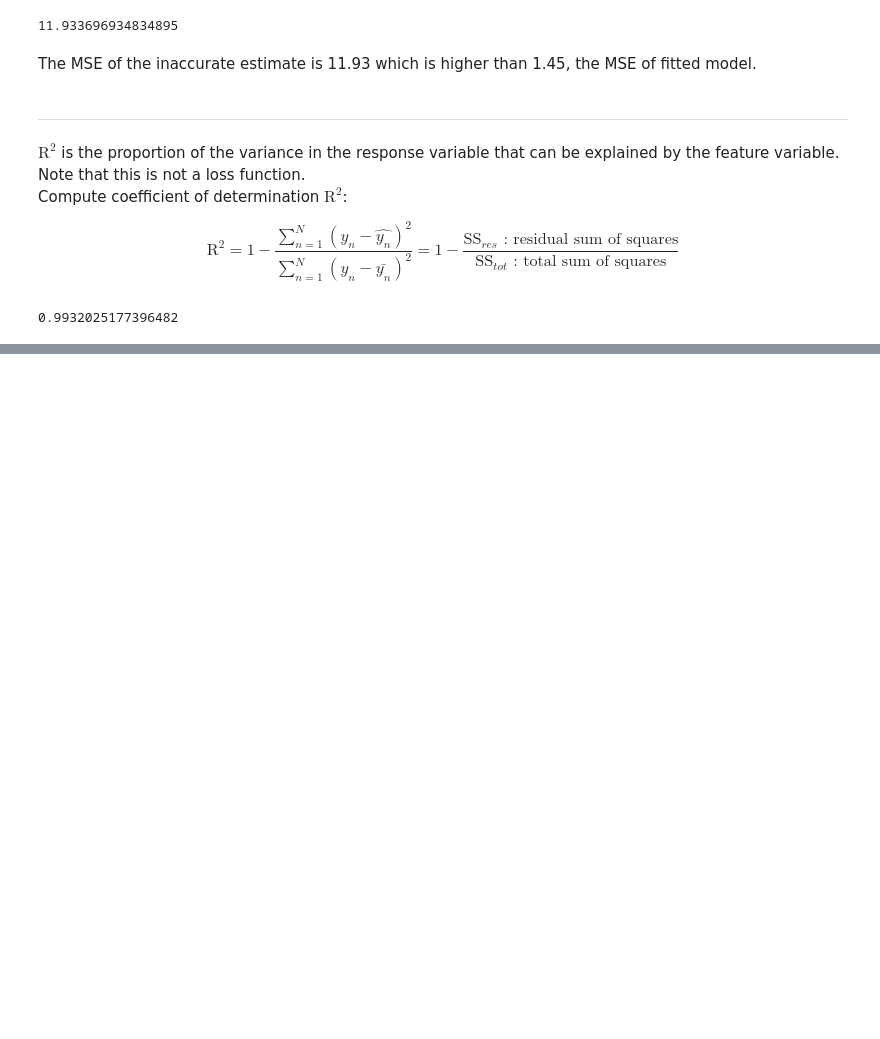
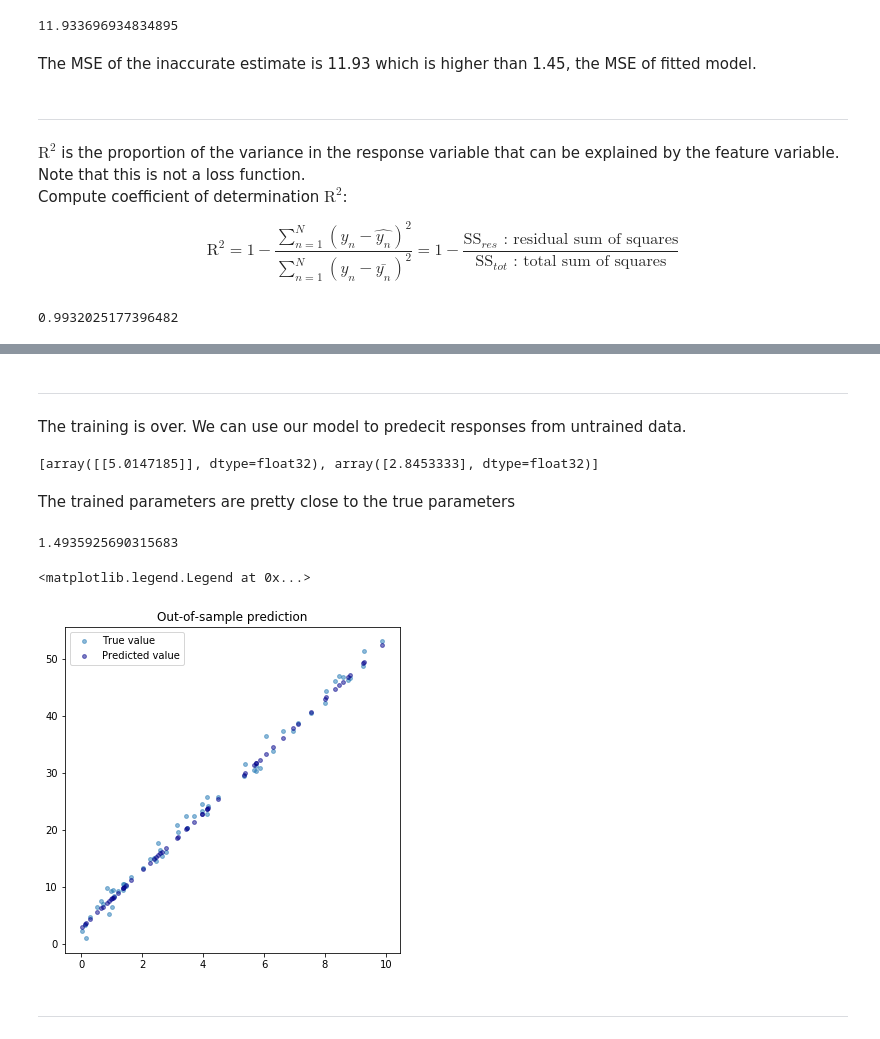
Before and after one commit to YoheiKo/machine_learning, a Jupyter notebook: linear_model_and_ML.ipynb, the cells around one changed output, grey strips where cells are left out. Cells and saved outputs as stored; diff of their text form; code cells hidden in the pictures; blank space fills up the shorter version.

```diff
--- a/linear_model_and_ML.ipynb
+++ b/linear_model_and_ML.ipynb
@@ -328,0 +340,5 @@ r2_score(y_test, y_pred)
+# %%
+# Create the data again
+# Kerans can handle one-demensionla data. We do note have to add an extra dimension as in the case of sklearn
+from sklearn.model_selection import train_test_split
+x_train, x_test, y_train, y_test = train_test_split(x, y, test_size=0.30,random_state=0)
@@ -328,0 +348,15 @@ r2_score(y_test, y_pred)
+# %%
+# Construction phase
+
+# clear any exiting model
+tf.keras.backend.clear_session()
+
+# initiate a sequential model
+model = tf.keras.Sequential()
+
+# add one linear layer. In this case, the input and output dimension is one
+model.add(tf.keras.layers.Dense(1, input_shape=[1]))
+
+# define the loss function and the optimizer
+# sgd is stochastic gradient descent
+model.compile(loss="mean_squared_error", optimizer='sgd')
@@ -328,0 +380,7 @@ r2_score(y_test, y_pred)
+# %%
+# Execution phase
+
+# fit the model to the data
+# An epoch is one complete pass through the training data.
+# We set it to 100 which means the model will go throuhg the data 100 times.
+model.fit(x_train,y_train,epochs=100)
@@ -328,0 +406,31 @@ r2_score(y_test, y_pred)
+# %% [markdown]
+<hr>
+The training is over. We can use our model to predecit responses from untrained data.
+# %%
+# see the trained parameters
+model.get_weights()
+# %% [output]
+[array([[5.0147185]], dtype=float32), array([2.8453333], dtype=float32)]
+# %% [markdown]
+The trained parameters are pretty close to the true parameters
+# %%
+# predict y hat
+y_pred = model.predict(x_test)
+# %%
+# Compute the MSE of the predicted values and the true value (The value of the loss function)
+from sklearn.metrics import mean_squared_error
+mean_squared_error(y_test, y_pred)
+# %% [output]
+1.4935925690315683
+# %%
+# plot the predicted value and the corresponding true value
+plt.figure(figsize=(6,6))
+plt.scatter(x_test,y_test, label= "True value", alpha=0.5, s=15)
+plt.scatter(x_test,y_pred, c= "darkblue", label= "Predicted value", alpha=0.5, s=15)
+plt.title("Out-of-sample prediction")
+plt.legend()
+# %% [output]
+<matplotlib.legend.Legend at 0x...>
+[figure, added]
+# %% [markdown]
+<hr>
```
Also changed, not shown: parts of 7 cells of this notebook, 1 other file.
